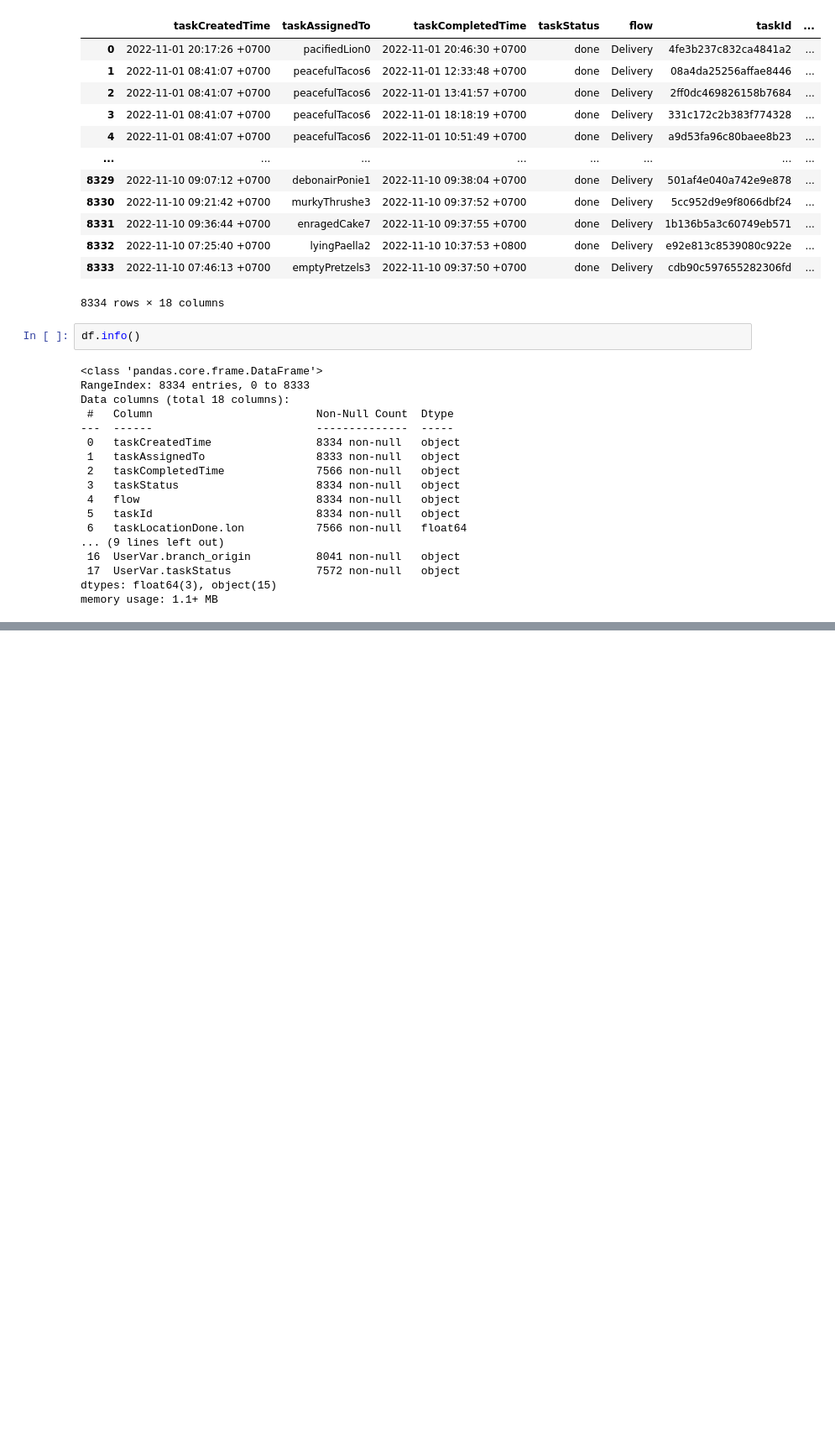
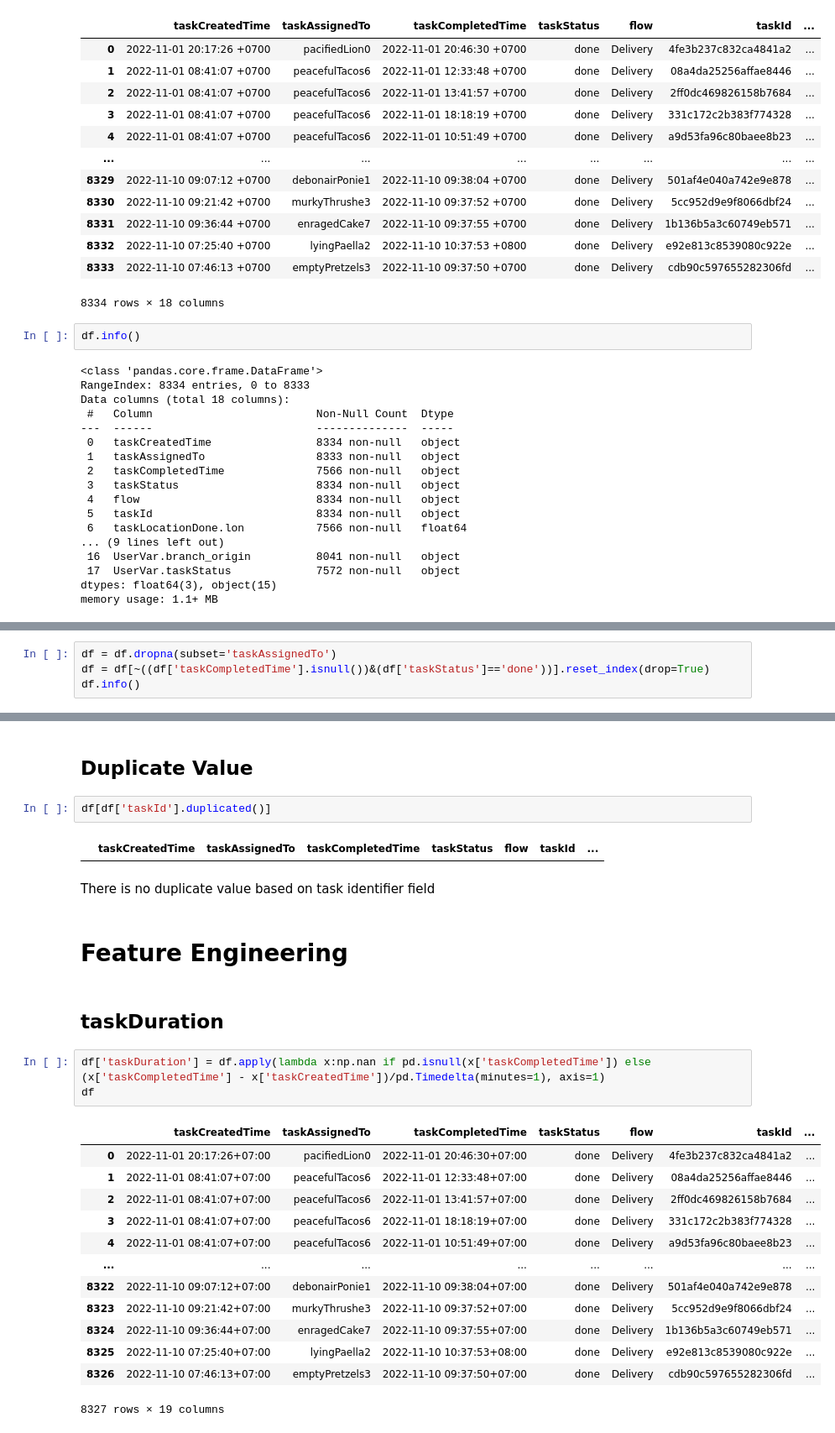
Before and after one commit to kurniadit/logistic_operational_analysis, a Jupyter notebook: analytics.ipynb, the cells around one changed output, grey strips where cells are left out. Shown at 84% size. Cells and saved outputs as stored; diff of their text form; blank space fills up the shorter version.

Commit message:
add data preparation and  feature engineering section

```diff
--- a/analytics.ipynb
+++ b/analytics.ipynb
@@ -65,0 +209,4 @@ memory usage: 1.1+ MB
+# %%
+df = df.dropna(subset='taskAssignedTo')
+df = df[~((df['taskCompletedTime'].isnull())&(df['taskStatus']=='done'))].reset_index(drop=True)
+df.info()
@@ -65,0 +231,29 @@ memory usage: 1.1+ MB
+# %% [markdown]
+## Duplicate Value
+# %%
+df[df['taskId'].duplicated()]
+# %% [output]
+|  | taskCreatedTime | taskAssignedTo | taskCompletedTime | taskStatus | flow | taskId | ... |
+# %% [markdown]
+There is no duplicate value based on task identifier field
+# %% [markdown]
+# Feature Engineering
+# %% [markdown]
+## taskDuration
+# %%
+df['taskDuration'] = df.apply(lambda x:np.nan if pd.isnull(x['taskCompletedTime']) else (x['taskCompletedTime'] - x['taskCreatedTime'])/pd.Timedelta(minutes=1), axis=1)
+df
+# %% [output]
+|  | taskCreatedTime | taskAssignedTo | taskCompletedTime | taskStatus | flow | taskId | ... |
+| 0 | 2022-11-01 20:17:26+07:00 | pacifiedLion0 | 2022-11-01 20:46:30+07:00 | done | Delivery | 4fe3b237c832ca4841a2 | ... |
+| 1 | 2022-11-01 08:41:07+07:00 | peacefulTacos6 | 2022-11-01 12:33:48+07:00 | done | Delivery | 08a4da25256affae8446 | ... |
+| 2 | 2022-11-01 08:41:07+07:00 | peacefulTacos6 | 2022-11-01 13:41:57+07:00 | done | Delivery | 2ff0dc469826158b7684 | ... |
+| 3 | 2022-11-01 08:41:07+07:00 | peacefulTacos6 | 2022-11-01 18:18:19+07:00 | done | Delivery | 331c172c2b383f774328 | ... |
+| 4 | 2022-11-01 08:41:07+07:00 | peacefulTacos6 | 2022-11-01 10:51:49+07:00 | done | Delivery | a9d53fa96c80baee8b23 | ... |
+| ... | ... | ... | ... | ... | ... | ... | ... |
+| 8322 | 2022-11-10 09:07:12+07:00 | debonairPonie1 | 2022-11-10 09:38:04+07:00 | done | Delivery | 501af4e040a742e9e878 | ... |
+| 8323 | 2022-11-10 09:21:42+07:00 | murkyThrushe3 | 2022-11-10 09:37:52+07:00 | done | Delivery | 5cc952d9e9f8066dbf24 | ... |
+| 8324 | 2022-11-10 09:36:44+07:00 | enragedCake7 | 2022-11-10 09:37:55+07:00 | done | Delivery | 1b136b5a3c60749eb571 | ... |
+| 8325 | 2022-11-10 07:25:40+07:00 | lyingPaella2 | 2022-11-10 10:37:53+08:00 | done | Delivery | e92e813c8539080c922e | ... |
+| 8326 | 2022-11-10 07:46:13+07:00 | emptyPretzels3 | 2022-11-10 09:37:50+07:00 | done | Delivery | cdb90c597655282306fd | ... |
+8327 rows × 19 columns
```
Also changed, not shown: parts of 52 cells of this notebook.
